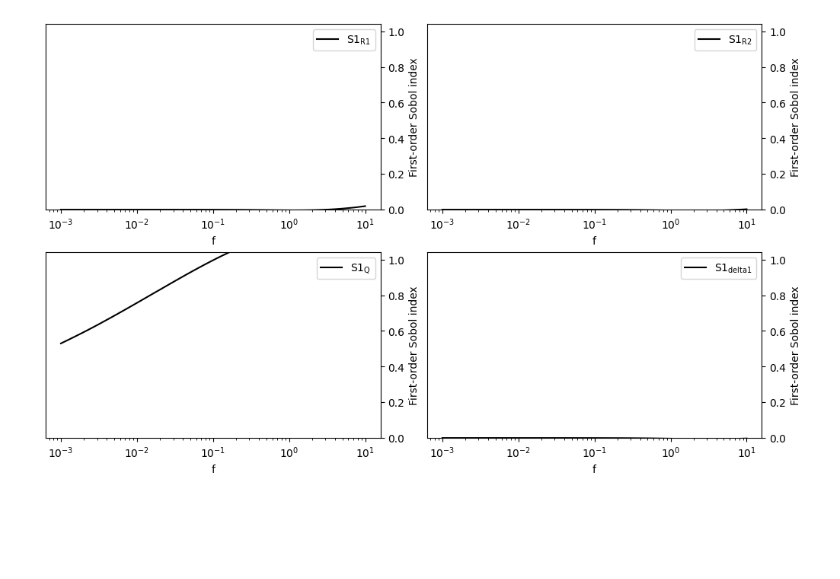
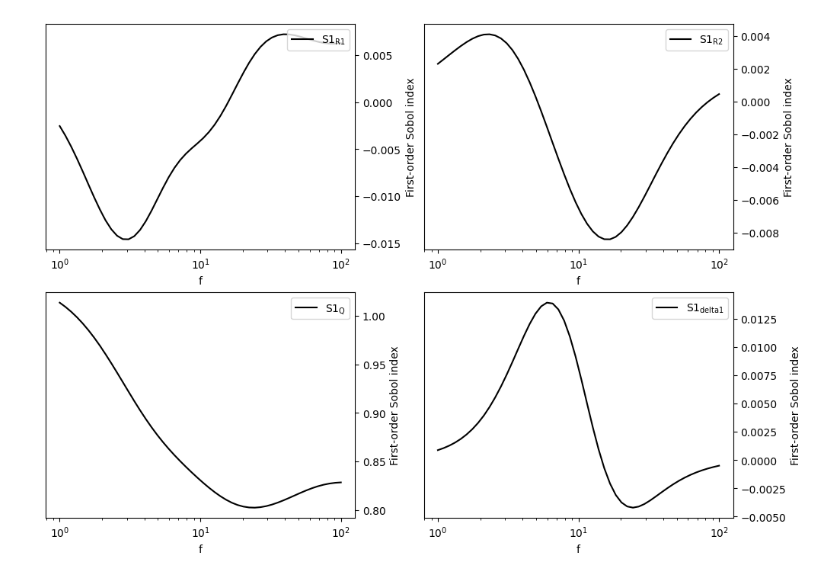
Before and after one commit to Yugal0/fitting-sensitivity-analysis, a Jupyter notebook: trySAonOwnModel.ipynb, the cells around one changed output. Saved outputs shown, nothing was run; the diff lists cells and outputs as text; code cells hidden in the pictures; blank space fills up the shorter version.

```diff
--- a/trySAonOwnModel.ipynb
+++ b/trySAonOwnModel.ipynb
@@ -5,10 +5,27 @@ import matplotlib.pyplot as plt
 from SALib.sample import saltelli
 from SALib.analyze import sobol
 # %%
+# def TLMtwo(f,p):
+
+#     omega = 2 * np.pi * np.array(f)
+#     R1, R2, Q, delta1, alpha = p[0], p[1], p[2], p[3], p[4]
+#     delta2=1-delta1
+#     k12=R2/R1
+#     wc1=1/(R1*Q)
+#     wc2=1/(R2*Q)
+#     S1=np.sqrt((omega*1j)**alpha/wc1)
+#     S2=np.sqrt((omega*1j)**alpha/wc2)
+#     C1=1/np.tanh(delta1*S1)
+#     C2=1/np.tanh(delta2*S2)
+
+#     Z=2*(R1)*(C1*C2*S1*k12+S2)/(S1*(C2*S1*k12+C1*S2))
+
+#     return np.abs(Z)
 def TLMtwo(f,p):
 
     omega = 2 * np.pi * np.array(f)
-    R1, R2, Q, delta1, alpha = p[0], p[1], p[2], p[3], p[4]
+    R1, R2, Q, delta1= p[0], p[1], p[2], p[3]
+    alpha=1
     delta2=1-delta1
     k12=R2/R1
     wc1=1/(R1*Q)
@@ -39,9 +56,9 @@ def TLMtwo(f,p):
 #     return np.abs(Z)
 # %%
 problem ={
-    'num_vars': 5,
-    'names': ['R1','R2', 'Q', 'delta1', 'alpha'],
-    'bounds': [[500,2000],[500,2000],[1e-5,1e-3],[0,1],[0.5,1]]
+    'num_vars': 4,
+    'names': ['R1','R2', 'Q', 'delta1'],
+    'bounds': [[500,2000],[500,2000],[1e-5,1e-3],[0,1]]
 }
 # %%
 param_values = saltelli.sample(problem, 2**6)
@@ -49,7 +66,7 @@ param_values = saltelli.sample(problem, 2**6)
 print(param_values)
 
 # evaluate
-f = np.logspace(-3, 1, 50)
+f = np.logspace(0, 2, 50)
 y = np.array([TLMtwo(f, params) for params in param_values])
 
 # print(param_values.shape)
@@ -63,32 +88,31 @@ sobol_indices = [sobol.analyze(problem, Y) for Y in y.T]
 # %%
 S1s = np.array([s['S1'] for s in sobol_indices])
 
-fig = plt.figure(figsize=(10, 6), constrained_layout=True)
-gs = fig.add_gridspec(2, 2)
+fig = plt.figure(figsize=(10, 10), constrained_layout=True)
+gs = fig.add_gridspec(3, 2)
 
 ax0 = fig.add_subplot(gs[0, 0])
 ax1 = fig.add_subplot(gs[0, 1])
 ax2 = fig.add_subplot(gs[1, 0])
 ax3 = fig.add_subplot(gs[1, 1])
+# ax4 = fig.add_subplot(gs[2, 1])
 # ax2 = fig.add_subplot(gs[1, 1])
 
 for i, ax in enumerate([ax0, ax1, ax2, ax3]):
     ax.plot(f, S1s[:, i],
             label=r'S1$_\mathregular{{{}}}$'.format(problem["names"][i]),
             color='black')
     ax.set_xscale("log")
     ax.set_xlabel("f")
     ax.set_ylabel("First-order Sobol index")
 
-    ax.set_ylim(0, 1.04)
+    # ax.set_ylim(0, 1.04)
 
     ax.yaxis.set_label_position("right")
     ax.yaxis.tick_right()
 
     ax.legend(loc='upper right')
 
-
-
 plt.show()
 # %% [output]
-[figure, old version]
+[figure, new version]
```
Also changed, not shown: parts of 1 cell of this notebook.
